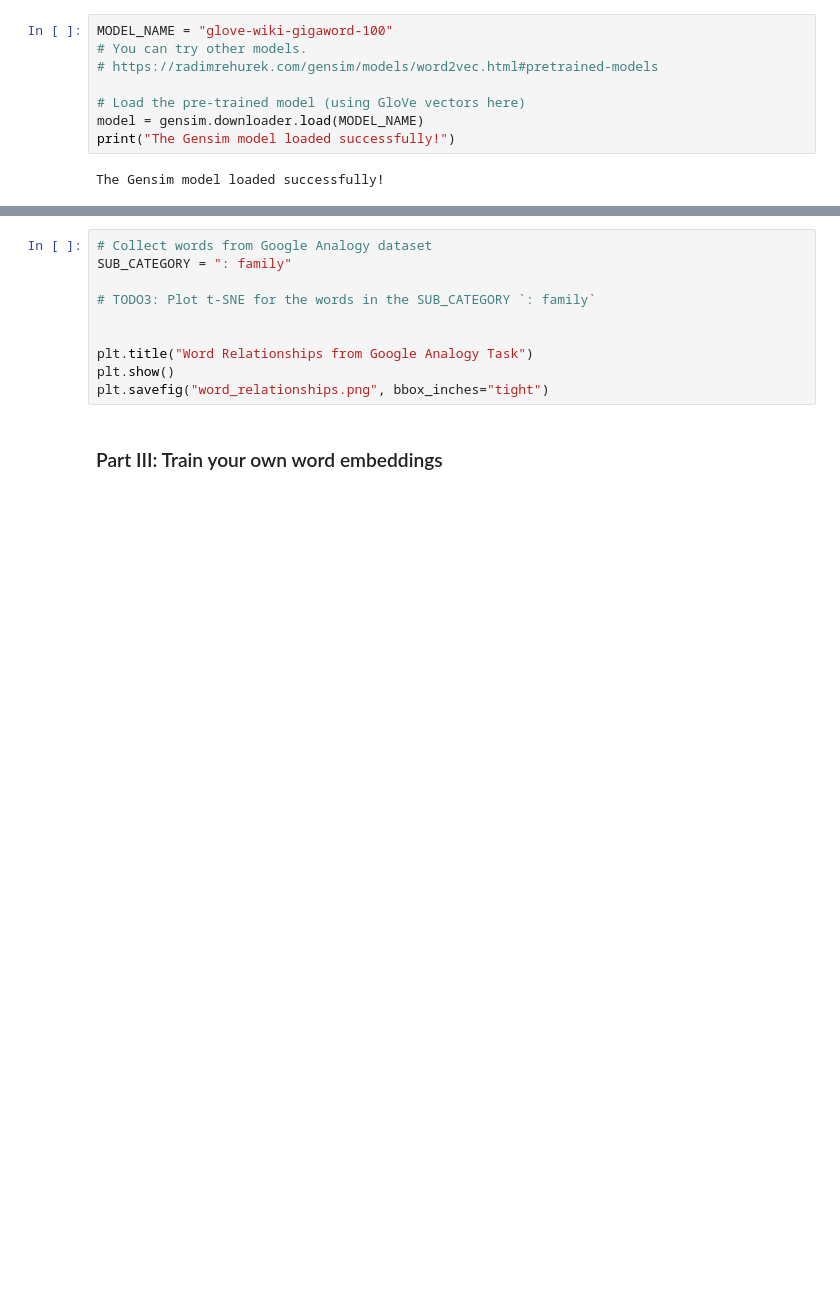
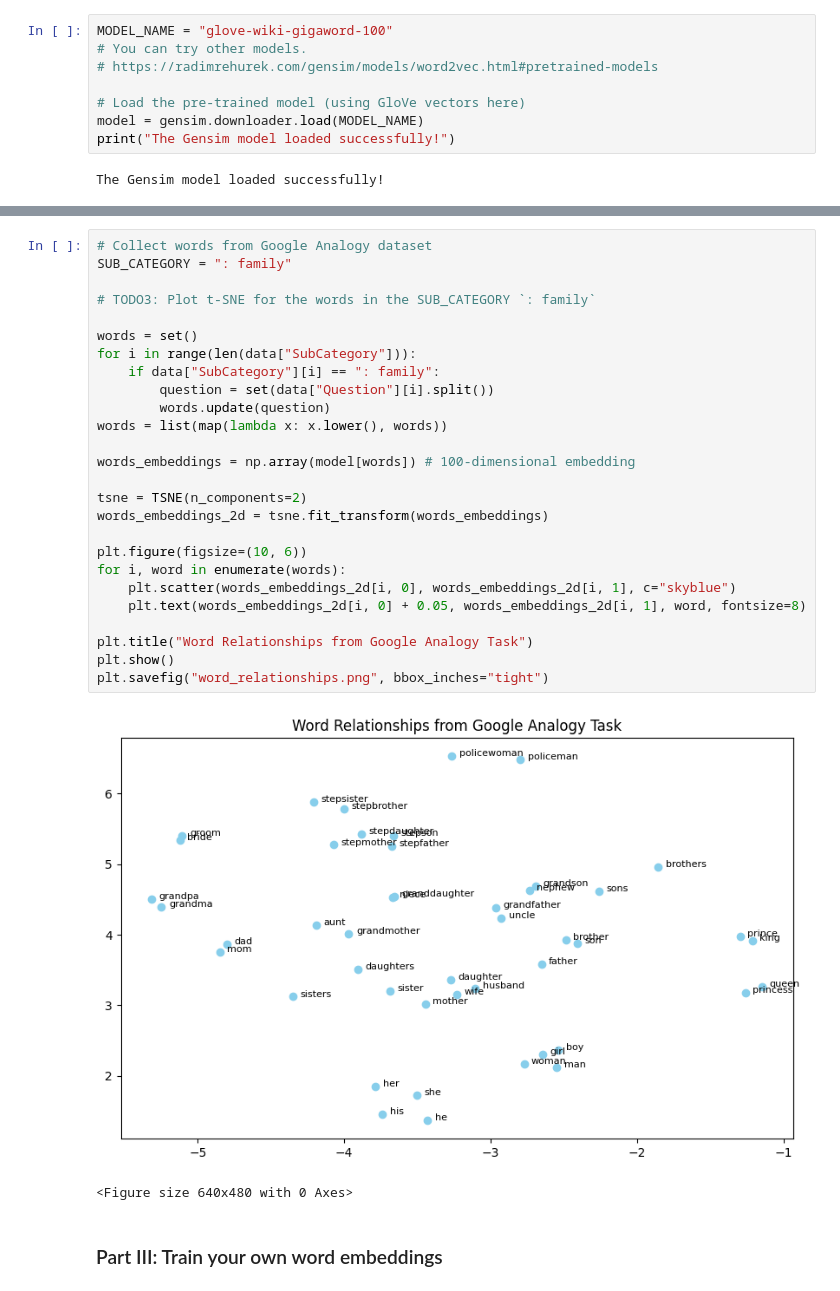
Before and after one commit to Ethanzzzzz/2024NLP, a Jupyter notebook: HW1/main.ipynb, the cells around one changed output, grey strips where cells are left out. Saved outputs shown, nothing was run; the diff lists cells and outputs as text; blank space fills up the shorter version.

```diff
--- a/HW1/main.ipynb
+++ b/HW1/main.ipynb
@@ -142,13 +149,32 @@ for sub_category in data["SubCategory"].unique():
 # %%
 # Collect words from Google Analogy dataset
 SUB_CATEGORY = ": family"
 
 # TODO3: Plot t-SNE for the words in the SUB_CATEGORY `: family`
 
+words = set()
+for i in range(len(data["SubCategory"])):
+    if data["SubCategory"][i] == ": family":
+        question = set(data["Question"][i].split())
+        words.update(question)
+words = list(map(lambda x: x.lower(), words))
+
+words_embeddings = np.array(model[words]) # 100-dimensional embedding
+
+tsne = TSNE(n_components=2)
+words_embeddings_2d = tsne.fit_transform(words_embeddings)
+
+plt.figure(figsize=(10, 6))
+for i, word in enumerate(words):
+    plt.scatter(words_embeddings_2d[i, 0], words_embeddings_2d[i, 1], c="skyblue")
+    plt.text(words_embeddings_2d[i, 0] + 0.05, words_embeddings_2d[i, 1], word, fontsize=8)
 
 plt.title("Word Relationships from Google Analogy Task")
 plt.show()
 plt.savefig("word_relationships.png", bbox_inches="tight")
+# %% [output]
+[figure, added]
+<Figure size 640x480 with 0 Axes>
 # %% [markdown]
 ### Part III: Train your own word embeddings
 # %% [markdown]
```
Also changed, not shown: parts of 10 cells of this notebook.
